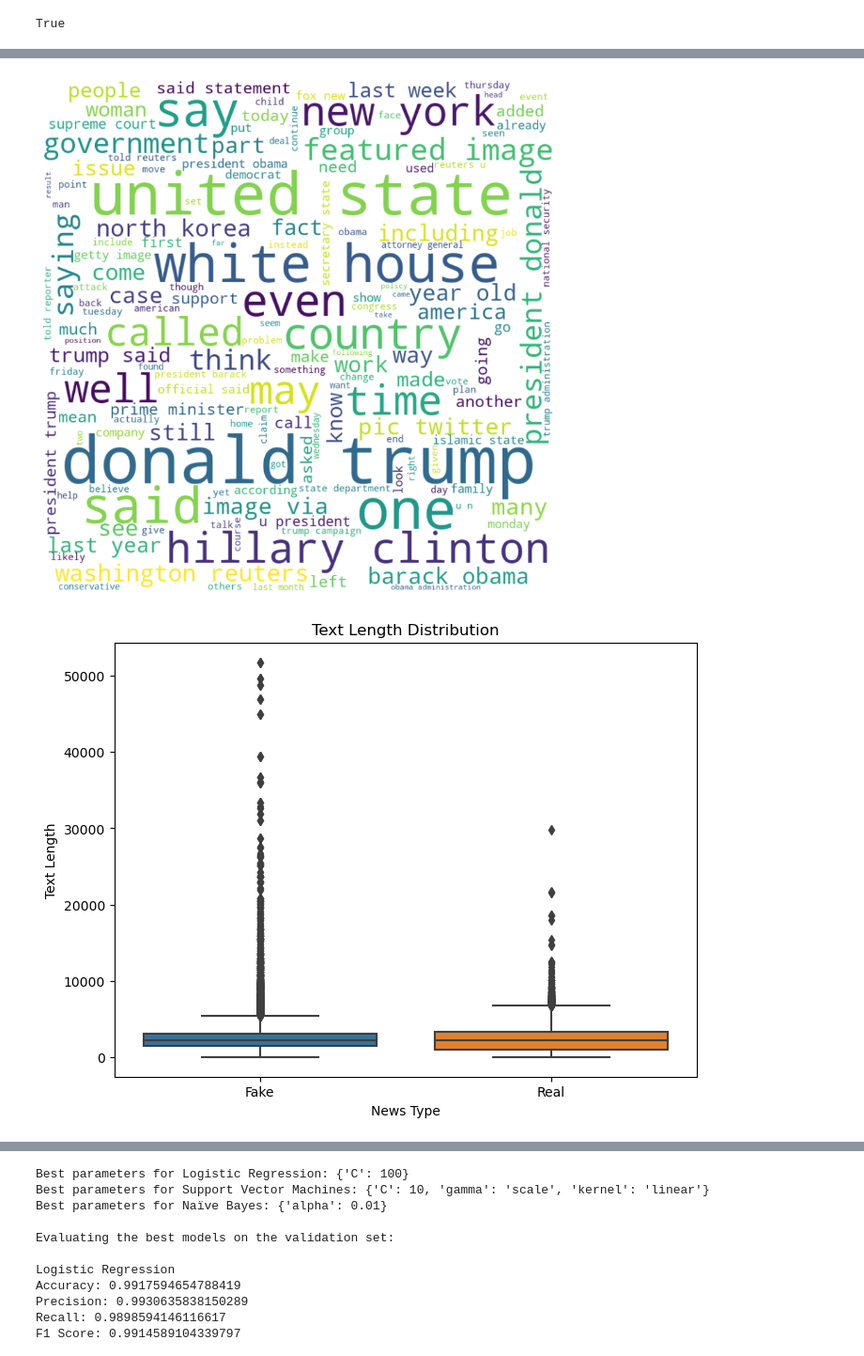
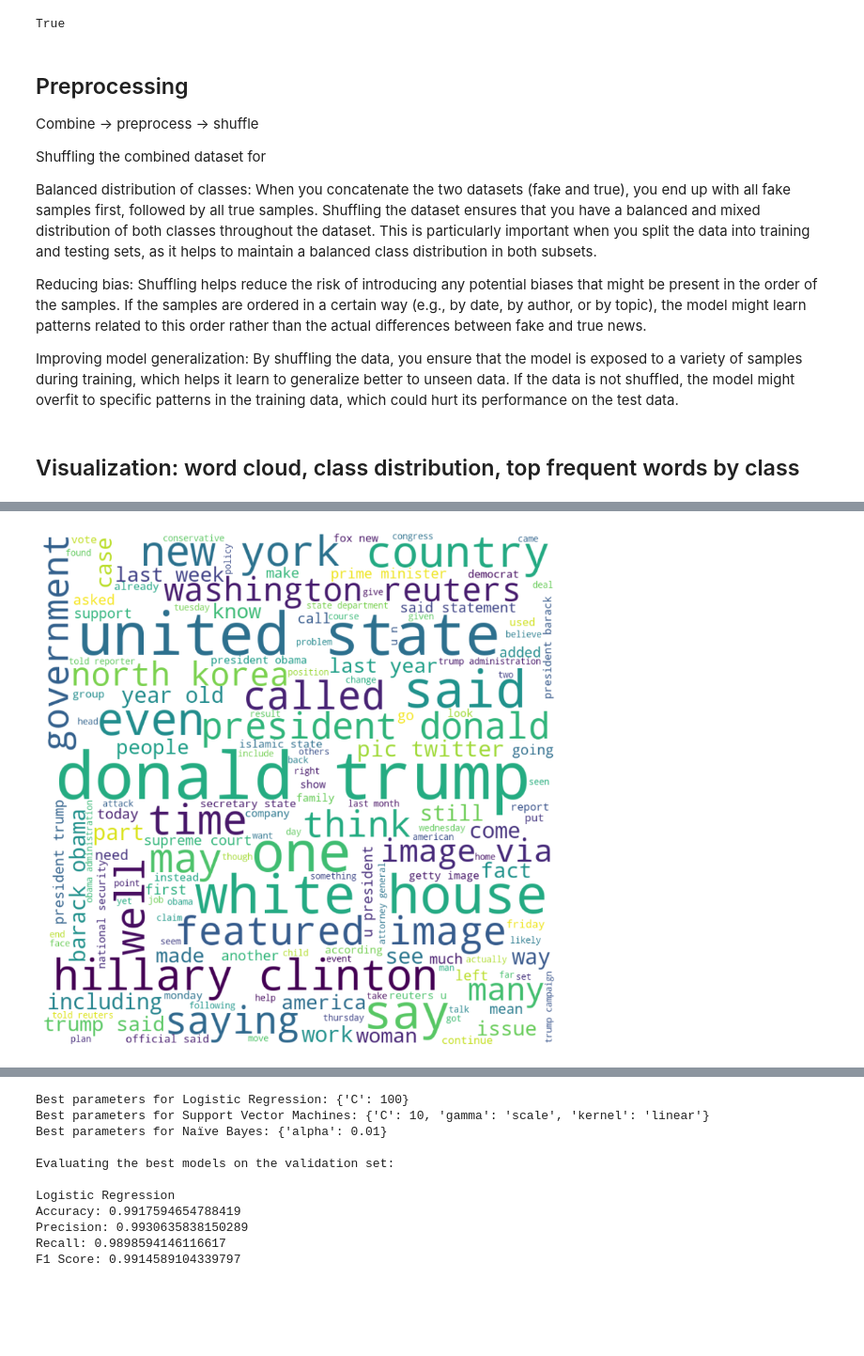
Before and after one commit to ivan00105/Seem2460-Final-Project, a Jupyter notebook: test.ipynb, the cells around one changed output, grey strips where cells are left out. Shown at 94% size. Drawn from its saved outputs; the diff is of its cells as text; code cells hidden in the pictures; blank space fills up the shorter version.

```diff
--- a/test.ipynb
+++ b/test.ipynb
@@ -32,86 +32,66 @@ nltk.download('wordnet')
 [nltk_data]     C:\Users\johnw\AppData\Roaming\nltk_data...
 [nltk_data]   Package wordnet is already up-to-date!
 True
+# %% [markdown]
+## Preprocessing
+
+Combine -> preprocess -> shuffle
+
+Shuffling the combined dataset for
+
+Balanced distribution of classes: When you concatenate the two datasets (fake and true), you end up with all fake samples first, followed by all true samples. Shuffling the dataset ensures that you have a balanced and mixed distribution of both classes throughout the dataset. This is particularly important when you split the data into training and testing sets, as it helps to maintain a balanced class distribution in both subsets.
+
+Reducing bias: Shuffling helps reduce the risk of introducing any potential biases that might be present in the order of the samples. If the samples are ordered in a certain way (e.g., by date, by author, or by topic), the model might learn patterns related to this order rather than the actual differences between fake and true news.
+
+Improving model generalization: By shuffling the data, you ensure that the model is exposed to a variety of samples during training, which helps it learn to generalize better to unseen data. If the data is not shuffled, the model might overfit to specific patterns in the training data, which could hurt its performance on the test data.
 # %%
 fake_df = pd.read_csv('Fake.csv')
 true_df = pd.read_csv('True.csv')
+
 # Add labels to the datasets
 fake_df['label'] = 0
 true_df['label'] = 1
 
-# Combine the datasets
-# news_df = pd.concat([fake_df, true_df], ignore_index=True)
-
-
-
-# Define a function to preprocess the text data
+# Preprocess the text data
 def preprocess_text(text):
     text = re.sub(r'\W', ' ', text.lower())  # Remove non-word characters and convert to lowercase
     words = text.split()
     words = [WordNetLemmatizer().lemmatize(word) for word in words if word not in set(stopwords.words('english'))]  # Remove stopwords and lemmatize
     return ' '.join(words)
 
-# Preprocess the text data for both fake_df and true_df
+# Preprocess the text data for fake_df and true_df
 fake_df['processed_text'] = fake_df['text'].apply(preprocess_text)
 true_df['processed_text'] = true_df['text'].apply(preprocess_text)
 
-# Preprocess the text data
-# news_df['processed_text'] = news_df['text'].apply(preprocess_text)
 # Combine the datasets
 news_df = pd.concat([fake_df, true_df], ignore_index=True)
+
+# Shuffle the combined dataset
+news_df = news_df.sample(frac=1, random_state=42).reset_index(drop=True)
+# %% [markdown]
+## Visualization: word cloud, class distribution, top frequent words by class
 # %%
-"""
-Visualize the class distribution
-"""
+"""Visualize the class distribution"""
 plt.figure(figsize=(6, 6))
 sns.countplot(x='label', data=news_df)
 plt.xlabel('News Type')
 plt.ylabel('Count')
 plt.title('Class Distribution')
 plt.xticks([0, 1], ['Fake', 'Real'])
 plt.show()
 
-
-
-
-"""
-Word Cloud
-"""
+"""Word Cloud"""
 # Combine all processed text
 all_text = ' '.join(news_df['processed_text'].values)
 
 # Generate a word cloud
 wordcloud = WordCloud(width=800, height=800, background_color='white', max_words=150).generate(all_text)
 
 # Display the word cloud
 plt.figure(figsize=(10, 10))
 plt.imshow(wordcloud, interpolation='bilinear')
 plt.axis('off')
 plt.show()
-
-"""
-Box Plot for Text/Title Lengths
-"""
-news_df['text_length'] = news_df['text'].apply(len)
-news_df['title_length'] = news_df['title'].apply(len)
-# Box plot for text lengths
-plt.figure(figsize=(8, 6))
-sns.boxplot(x='label', y='text_length', data=news_df)
-plt.xlabel('News Type')
-plt.ylabel('Text Length')
-plt.title('Text Length Distribution')
-plt.xticks([0, 1], ['Fake', 'Real'])
-plt.show()
-
-# Box plot for title lengths
-plt.figure(figsize=(8, 6))
-sns.boxplot(x='label', y='title_length', data=news_df)
-plt.xlabel('News Type')
-plt.ylabel('Title Length')
-plt.title('Title Length Distribution')
-plt.xticks([0, 1], ['Fake', 'Real'])
-plt.show()
 # %% [output]
 [figure]
-[figure, old version]
+[figure, new version]
-[figure, removed]
```
Also changed, not shown: parts of 18 cells of this notebook, 1 other file.
